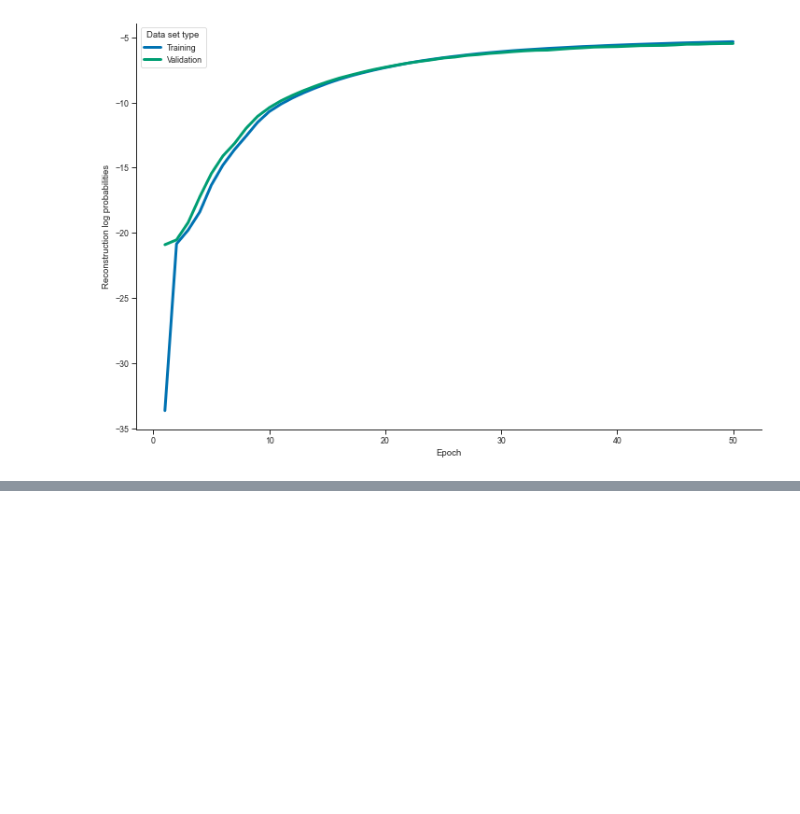
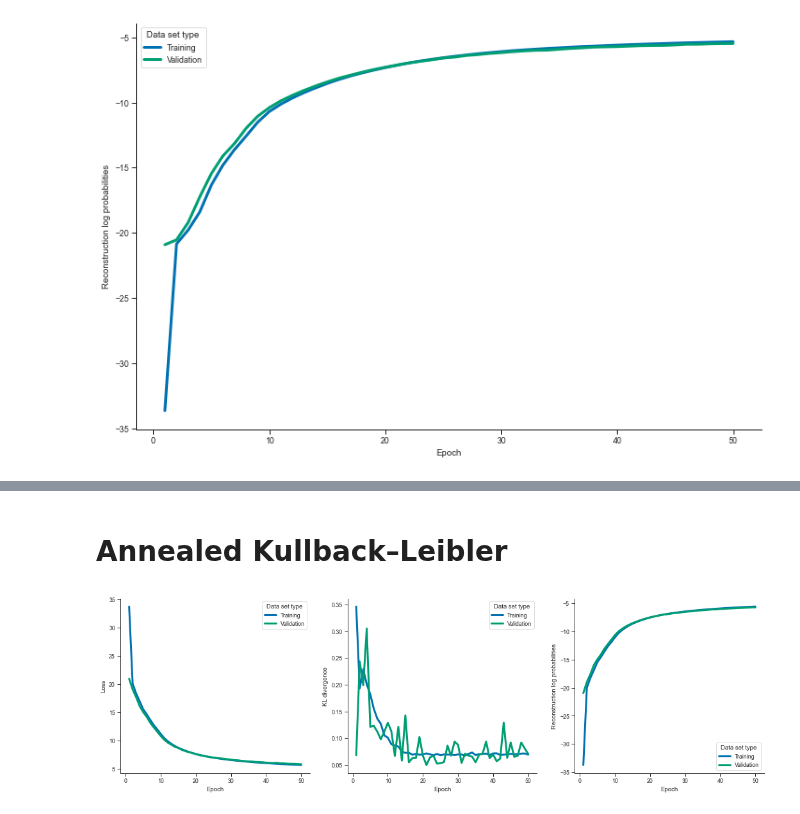
Before and after one commit to ThordurPall/vessel-trajectory-anomaly-detection, a Jupyter notebook: notebooks/Model Training/Explore Training & Validation Curves.ipynb, the cells around one changed output, grey strips where cells are left out. Cells and saved outputs as stored; diff of their text form; code cells hidden in the pictures; blank space fills up the shorter version.

```diff
--- a/notebooks/Model Training/Explore Training & Validation Curves.ipynb
+++ b/notebooks/Model Training/Explore Training & Validation Curves.ipynb
@@ -107,0 +114,7 @@ sns.despine()
+# %% [markdown]
+#  Annealed Kullback–Leibler
+# %%
+df_annealing = curves_df("Annealing", data_processed, kl_annealing=True)
+plot_curves(df_annealing)
+# %% [output]
+[figure, added]
```
Also changed, not shown: parts of 12 cells of this notebook, 1 other file.
